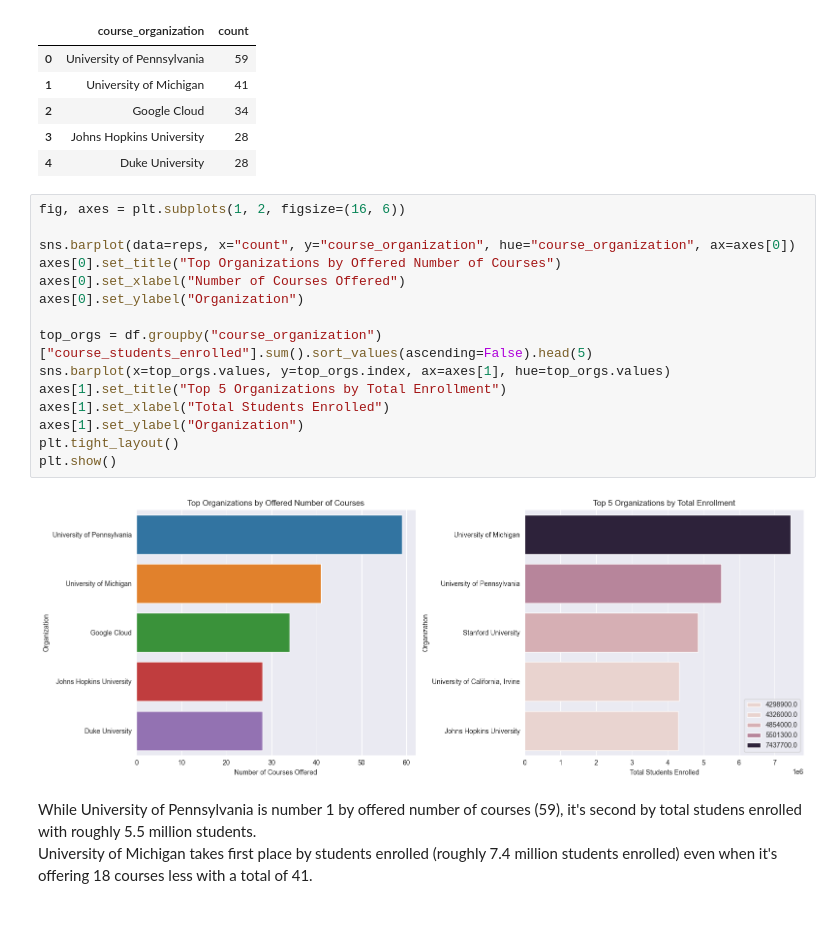
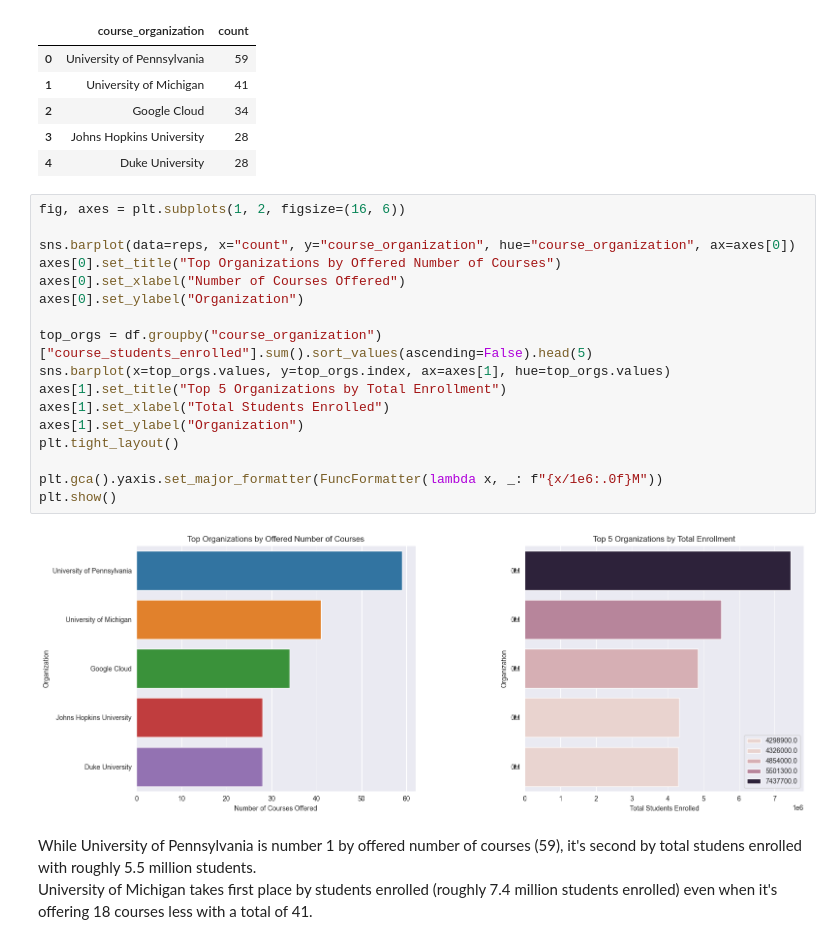
Before and after one commit to Rauzis/datavisual, a Jupyter notebook: Datavisual.ipynb, the cells around one changed output. Drawn from its saved outputs; the diff is of its cells as text.

```diff
--- a/Datavisual.ipynb
+++ b/Datavisual.ipynb
@@ -355,20 +355,22 @@ reps
 # %%
 fig, axes = plt.subplots(1, 2, figsize=(16, 6))
 
 sns.barplot(data=reps, x="count", y="course_organization", hue="course_organization", ax=axes[0])
 axes[0].set_title("Top Organizations by Offered Number of Courses")
 axes[0].set_xlabel("Number of Courses Offered")
 axes[0].set_ylabel("Organization")
 
 top_orgs = df.groupby("course_organization")["course_students_enrolled"].sum().sort_values(ascending=False).head(5)
 sns.barplot(x=top_orgs.values, y=top_orgs.index, ax=axes[1], hue=top_orgs.values)
 axes[1].set_title("Top 5 Organizations by Total Enrollment")
 axes[1].set_xlabel("Total Students Enrolled")
 axes[1].set_ylabel("Organization")
 plt.tight_layout()
+
+plt.gca().yaxis.set_major_formatter(FuncFormatter(lambda x, _: f"{x/1e6:.0f}M"))
 plt.show()
 # %% [output]
-[figure, old version]
+[figure, new version]
 # %% [markdown]
 While University of Pennsylvania is number 1 by offered number of courses (59), it's second by total studens enrolled with roughly 5.5 million students.
 University of Michigan takes first place by students enrolled (roughly 7.4 million students enrolled) even when it's offering 18 courses less with a total of 41.
```
Also changed, not shown: parts of 2 cells of this notebook.
